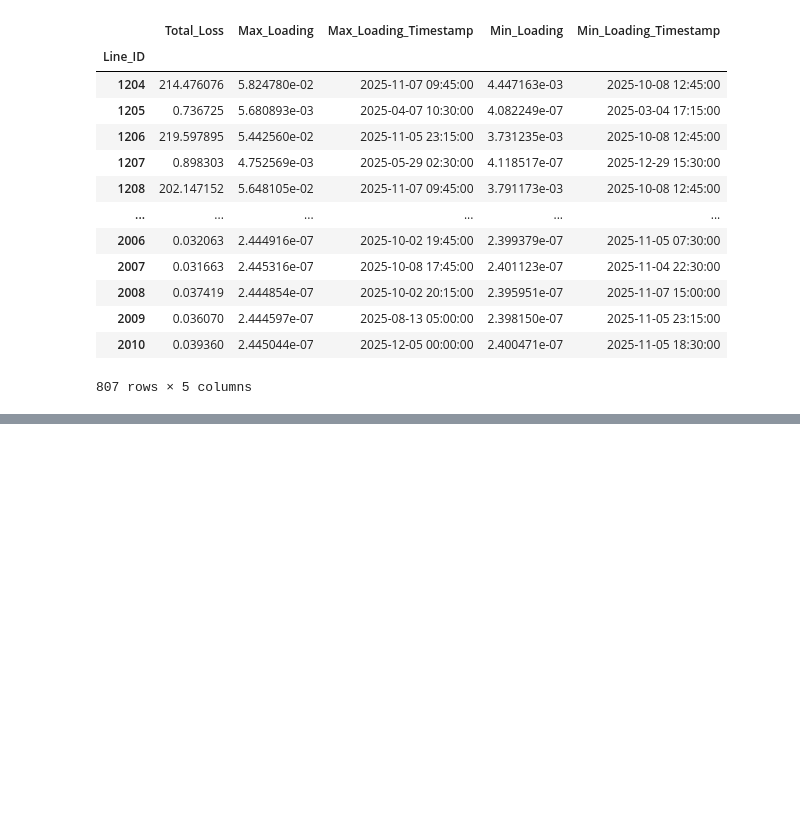
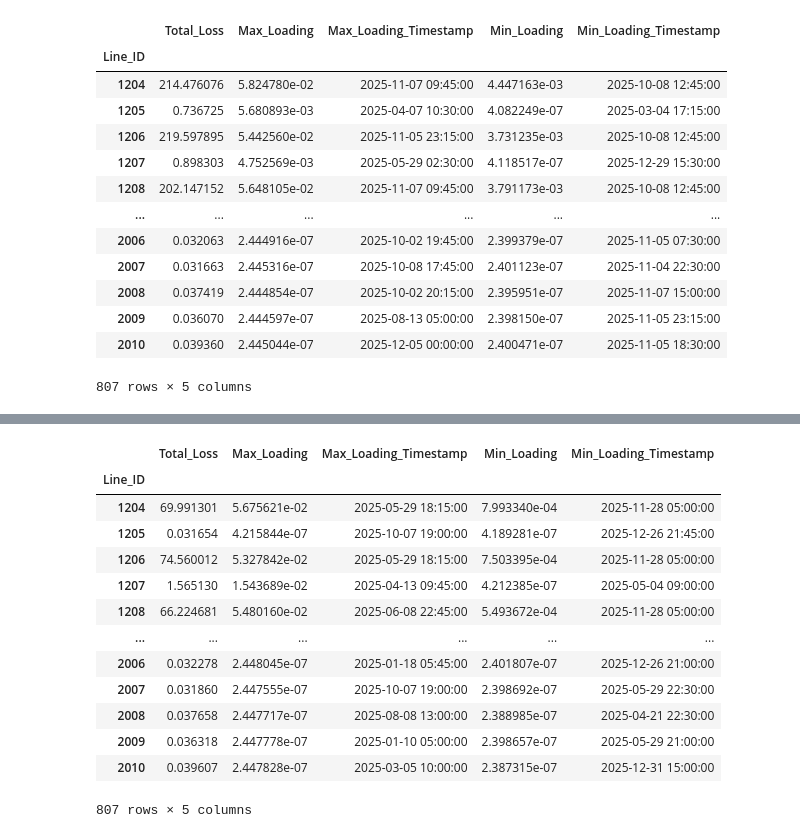
Before and after one commit to LukaSalmNielsen/power-system-simulation-simulators, a Jupyter notebook: main.ipynb, the cells around one changed output, grey strips where cells are left out. Saved outputs shown, nothing was run; the diff lists cells and outputs as text; code cells hidden in the pictures; blank space fills up the shorter version.

```diff
--- a/main.ipynb
+++ b/main.ipynb
@@ -217,0 +316,6 @@ Line Results:
+# %%
+P=50
+Seed=42
+
+a, b = EV.ev_penetration(input_network, metadata, active_power_profile, ev_active_power_profile, P, Seed)
+a
@@ -217,0 +338,17 @@ Line Results:
+# %%
+b
+# %% [output]
+|  | Total_Loss | Max_Loading | Max_Loading_Timestamp | Min_Loading | Min_Loading_Timestamp |
+| Line_ID |  |  |  |  |  |
+| 1204 | 69.991301 | 5.675621e-02 | 2025-05-29 18:15:00 | 7.993340e-04 | 2025-11-28 05:00:00 |
+| 1205 | 0.031654 | 4.215844e-07 | 2025-10-07 19:00:00 | 4.189281e-07 | 2025-12-26 21:45:00 |
+| 1206 | 74.560012 | 5.327842e-02 | 2025-05-29 18:15:00 | 7.503395e-04 | 2025-11-28 05:00:00 |
+| 1207 | 1.565130 | 1.543689e-02 | 2025-04-13 09:45:00 | 4.212385e-07 | 2025-05-04 09:00:00 |
+| 1208 | 66.224681 | 5.480160e-02 | 2025-06-08 22:45:00 | 5.493672e-04 | 2025-11-28 05:00:00 |
+| ... | ... | ... | ... | ... | ... |
+| 2006 | 0.032278 | 2.448045e-07 | 2025-01-18 05:45:00 | 2.401807e-07 | 2025-12-26 21:00:00 |
+| 2007 | 0.031860 | 2.447555e-07 | 2025-10-07 19:00:00 | 2.398692e-07 | 2025-05-29 22:30:00 |
+| 2008 | 0.037658 | 2.447717e-07 | 2025-08-08 13:00:00 | 2.388985e-07 | 2025-04-21 22:30:00 |
+| 2009 | 0.036318 | 2.447778e-07 | 2025-01-10 05:00:00 | 2.398657e-07 | 2025-05-29 21:00:00 |
+| 2010 | 0.039607 | 2.447828e-07 | 2025-03-05 10:00:00 | 2.387315e-07 | 2025-12-31 15:00:00 |
+807 rows × 5 columns
```
Also changed, not shown: parts of 16 cells of this notebook, 6 other files.
